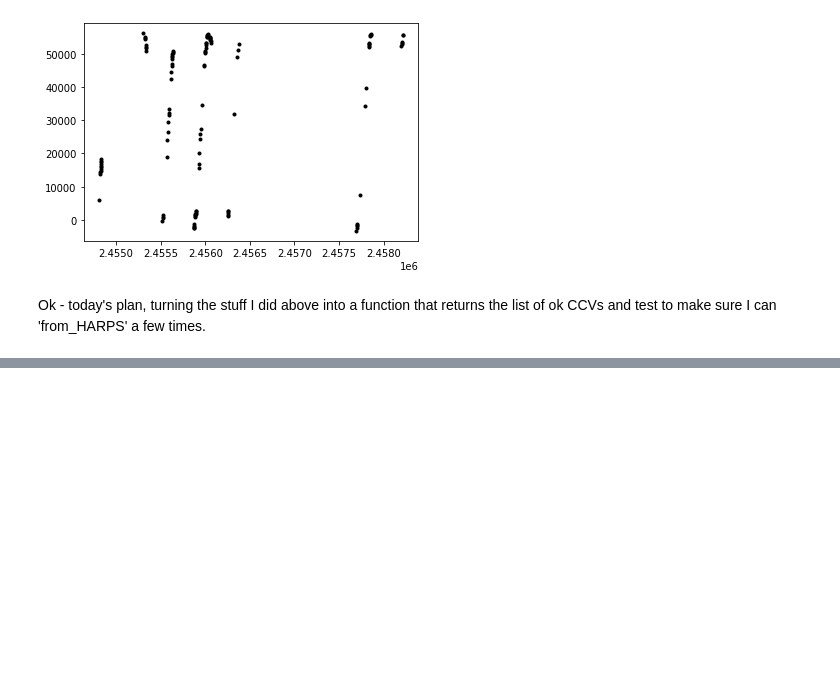
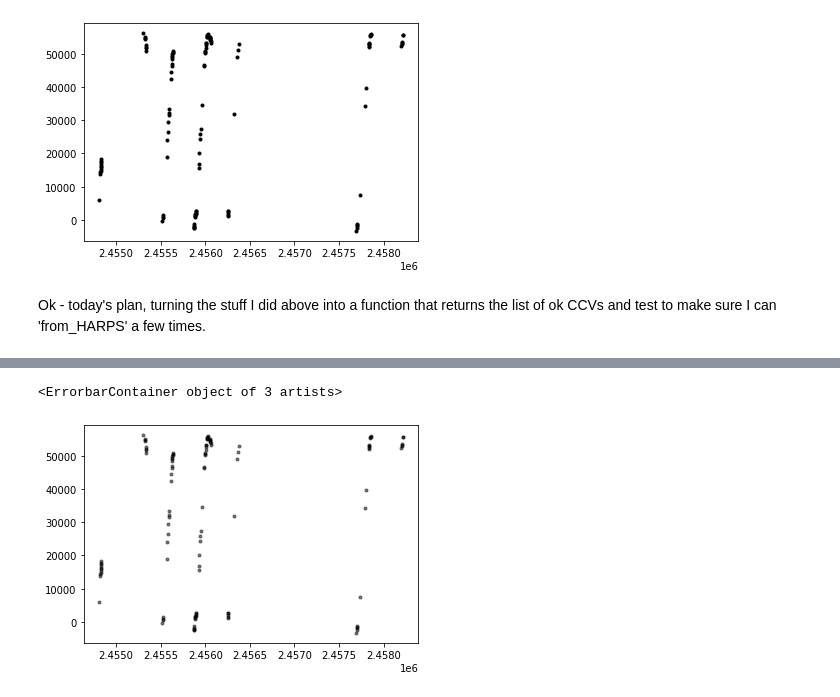
Before and after one commit to andrewjjolly/phd_scripts, a Jupyter notebook: finding_calibs.ipynb, the cells around one changed output, grey strips where cells are left out. Drawn from its saved outputs; the diff is of its cells as text; code cells hidden in the pictures; blank space fills up the shorter version.

Commit message:
file_check working in notebook, moved to analysis.py need to incorporate & test

```diff
--- a/finding_calibs.ipynb
+++ b/finding_calibs.ipynb
@@ -550,21 +551,29 @@ for file in Path(TOI_DIR).rglob('*_e2ds_A.fits'):
 def file_check(directory): # a function that takes in a directory and returns the ccfs that have matching spectrum files that also have the correct wave calibs
 
     ccf_file_list = []
-    e2ds_file_list = []
     wave_file_list = []
     valid_ccf_files = []
+    obs_id_list = []
 
-    for file in Path(directory).rglob('*_ccf_M2_A.fits'):
+    for file in Path(directory).rglob('*_ccf_??_A.fits'):
+        stellar_type = (file.name)[-9:-7]
+        if not any(stellar_type == str for str in ['M2', 'K5', 'G2']): #checks to pick only the ccfs that relate to a stellar observation
+            continue
         obs_id = file.name[:29] #slicing the HARPS observation ID
-        ccf_file_list.append(obs_id) #making the list of ccfs
+        ccf_file_list.append(str(file)) #making the list of ccfs
+        obs_id_list.append(obs_id) #assigning the observation ID to the list
+
     for file in Path(directory).rglob('*_wave_A.fits'): #loop through the wave files in the directory
         wave_file_list.append(str(file.name)) #assign them to a list
+
     for file in Path(directory).rglob('*_e2ds_A.fits'):
         phdu = fits.open(file) #primary header data unit of the fits file
         header = phdu[0].header #the header
         wave_file = header['HIERARCH ESO DRS CAL TH FILE'] #wave file filename as found in the spectrum file header
-        if wave_file in wave_file_list:
-            if (file.name[:29]) in ccf_file_list:
-                valid_ccf_files.append('/srv/scratch/astro/z5345592/data/tess_toi/5094_01/' + file.name[:29] + '_ccf_M2_A.fits')
+        if wave_file in wave_file_list: #checks to see whether the wave file is in the files in the directory.
+            if (file.name[:29]) in obs_id_list: #checks to make sure that the observation ID for the spectrum matches the observation IDs taken from the ccf.
+                valid_ccf = [str for str in test_list if file.name[:29] in str]
+                valid_ccf = valid_ccf[0]
+                valid_ccf_files.append(valid_ccf)
 
     return valid_ccf_files
@@ -609,0 +580,7 @@ in line 8 above, make this a list comprehension thingy and then get the stellar
+# %%
+data = wobble.Data()
+sp = wobble.Spectrum()
+
+for ccf in file_check('/srv/scratch/astro/z5345592/data/tess_toi/5094_01/'):
+    sp.from_HARPS(str(ccf), process=False)
+    data.append(sp)
@@ -609,0 +608,5 @@ in line 8 above, make this a list comprehension thingy and then get the stellar
+# %%
+plt.errorbar(data.dates, data.pipeline_rvs, yerr=data.pipeline_sigmas, fmt='k.', alpha=0.5)
+# %% [output]
+<ErrorbarContainer object of 3 artists>
+[figure, added]
```
Also changed, not shown: parts of 4 cells of this notebook, 10 other files.
